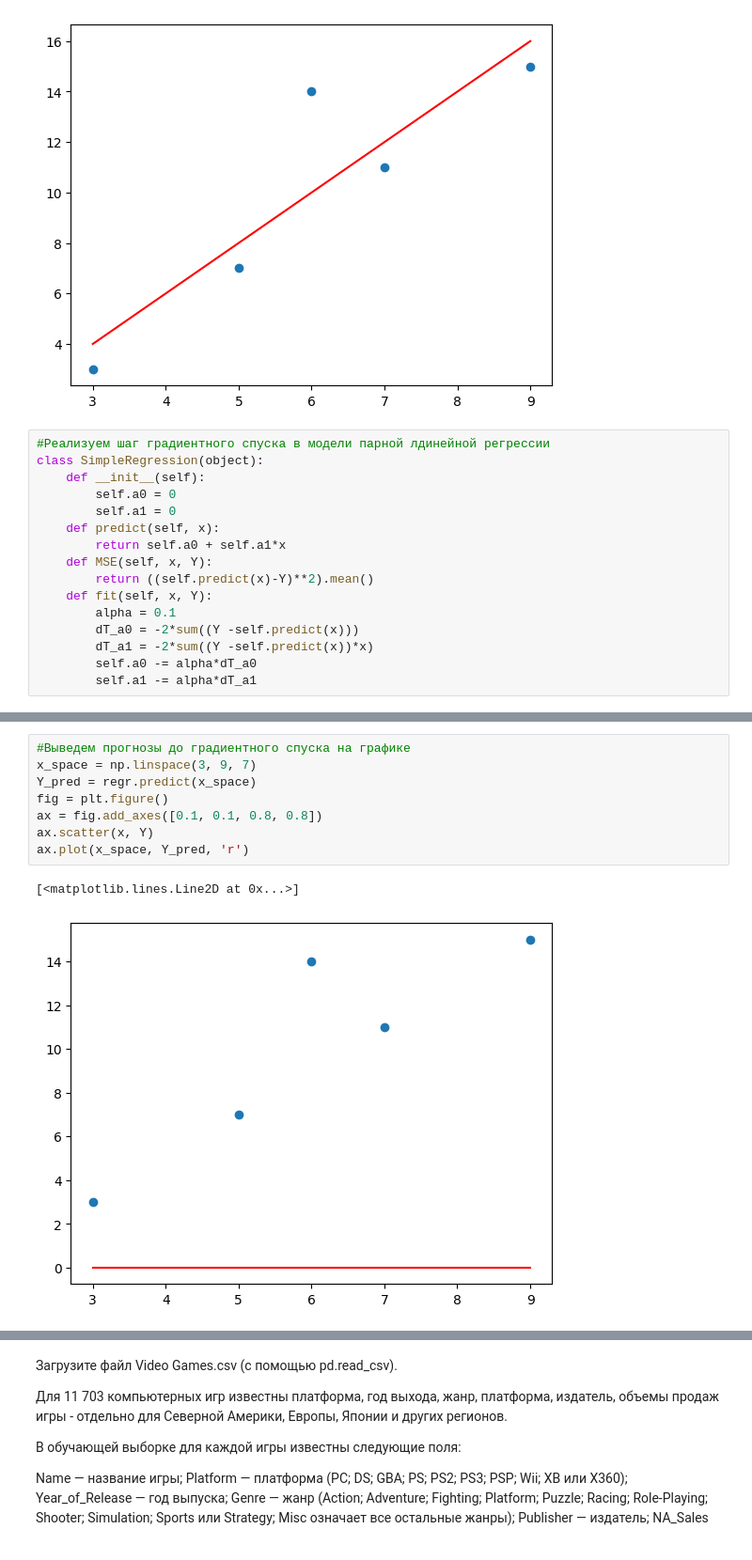
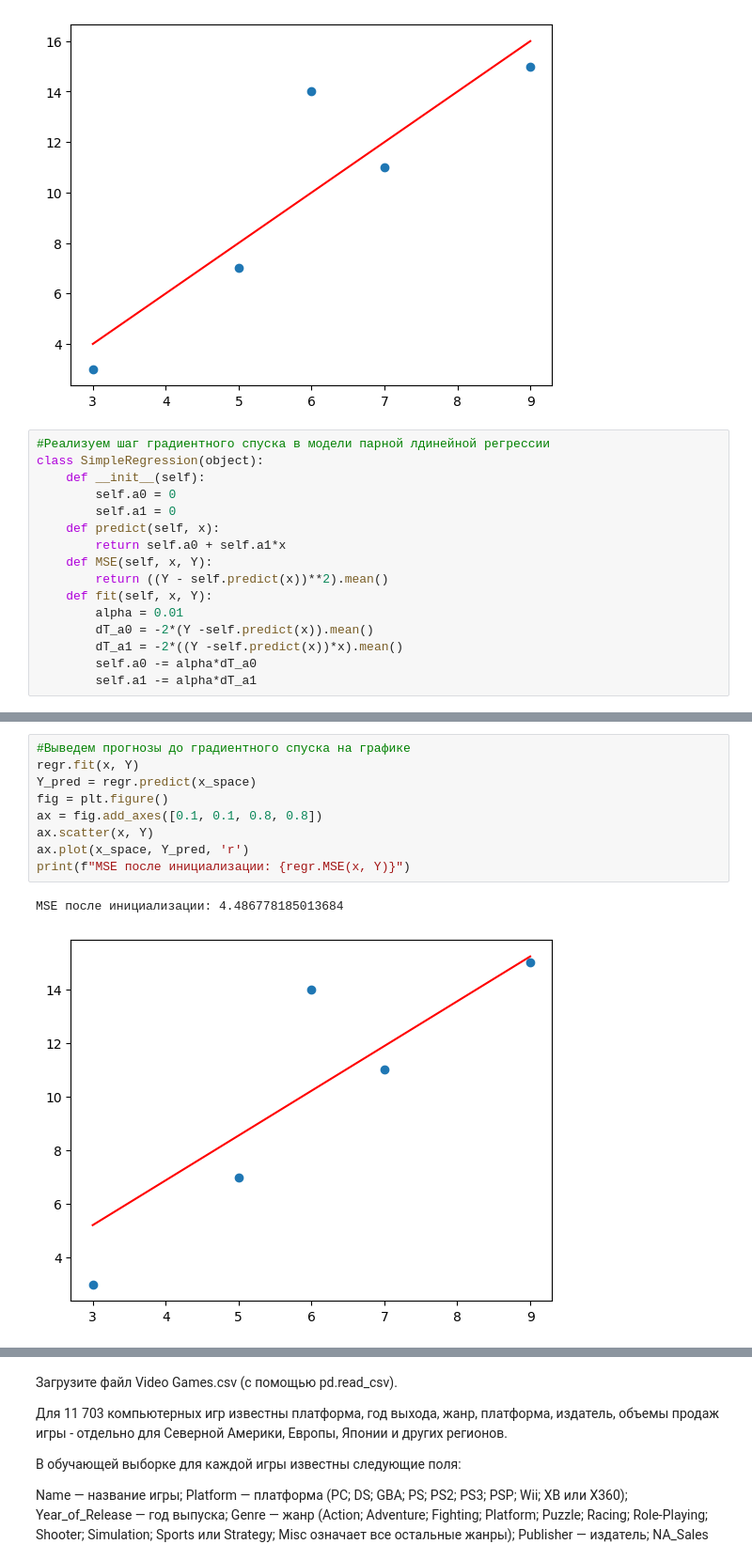
Before and after one commit to denixx-dev/SII_labs, a Jupyter notebook: rabota1_studentam.ipynb, the cells around one changed output, grey strips where cells are left out. Shown at 94% size. Drawn from its saved outputs; the diff is of its cells as text.

```diff
--- a/rabota1_studentam.ipynb
+++ b/rabota1_studentam.ipynb
@@ -63,11 +63,11 @@ class SimpleRegression(object):
     def predict(self, x):
         return self.a0 + self.a1*x
     def MSE(self, x, Y):
-        return ((self.predict(x)-Y)**2).mean()
+        return ((Y - self.predict(x))**2).mean()
     def fit(self, x, Y):
-        alpha = 0.1
-        dT_a0 = -2*sum((Y -self.predict(x)))
-        dT_a1 = -2*sum((Y -self.predict(x))*x)
+        alpha = 0.01
+        dT_a0 = -2*(Y -self.predict(x)).mean()
+        dT_a1 = -2*((Y -self.predict(x))*x).mean()
         self.a0 -= alpha*dT_a0
         self.a1 -= alpha*dT_a1
 # %%
@@ -89,14 +87,15 @@ print(regr.MSE(x, Y))
 # %%
 #Выведем прогнозы до градиентного спуска на графике
-x_space = np.linspace(3, 9, 7)
+regr.fit(x, Y)
 Y_pred = regr.predict(x_space)
 fig = plt.figure()
 ax = fig.add_axes([0.1, 0.1, 0.8, 0.8])
 ax.scatter(x, Y)
 ax.plot(x_space, Y_pred, 'r')
+print(f"MSE после инициализации: {regr.MSE(x, Y)}")
 # %% [output]
-[<matplotlib.lines.Line2D at 0x...>]
+MSE после инициализации: 4.486778185013684
-[figure, old version]
+[figure, new version]
 # %%
 #Реализуем шаг градиентного спуска
 regr.fit(x, Y)
```
Also changed, not shown: parts of 15 cells of this notebook, 1 other file.
